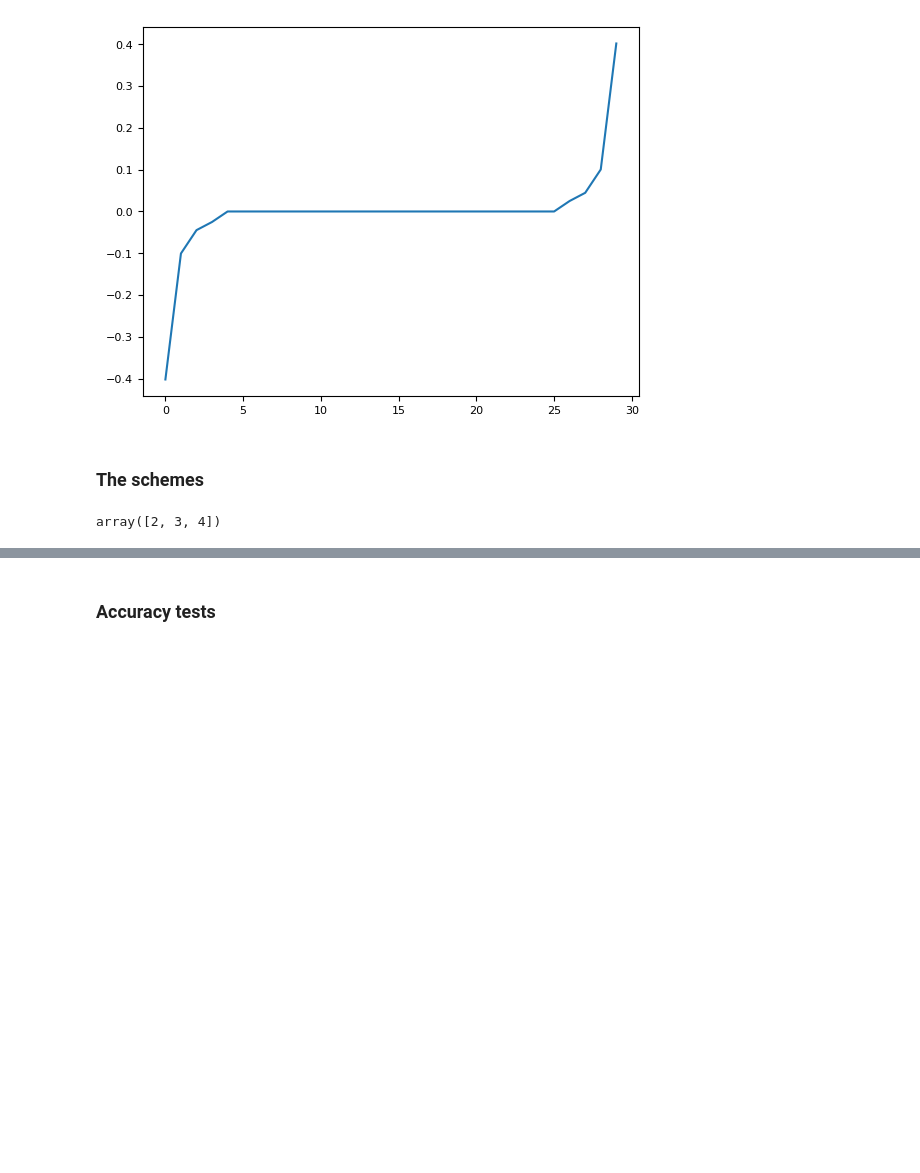
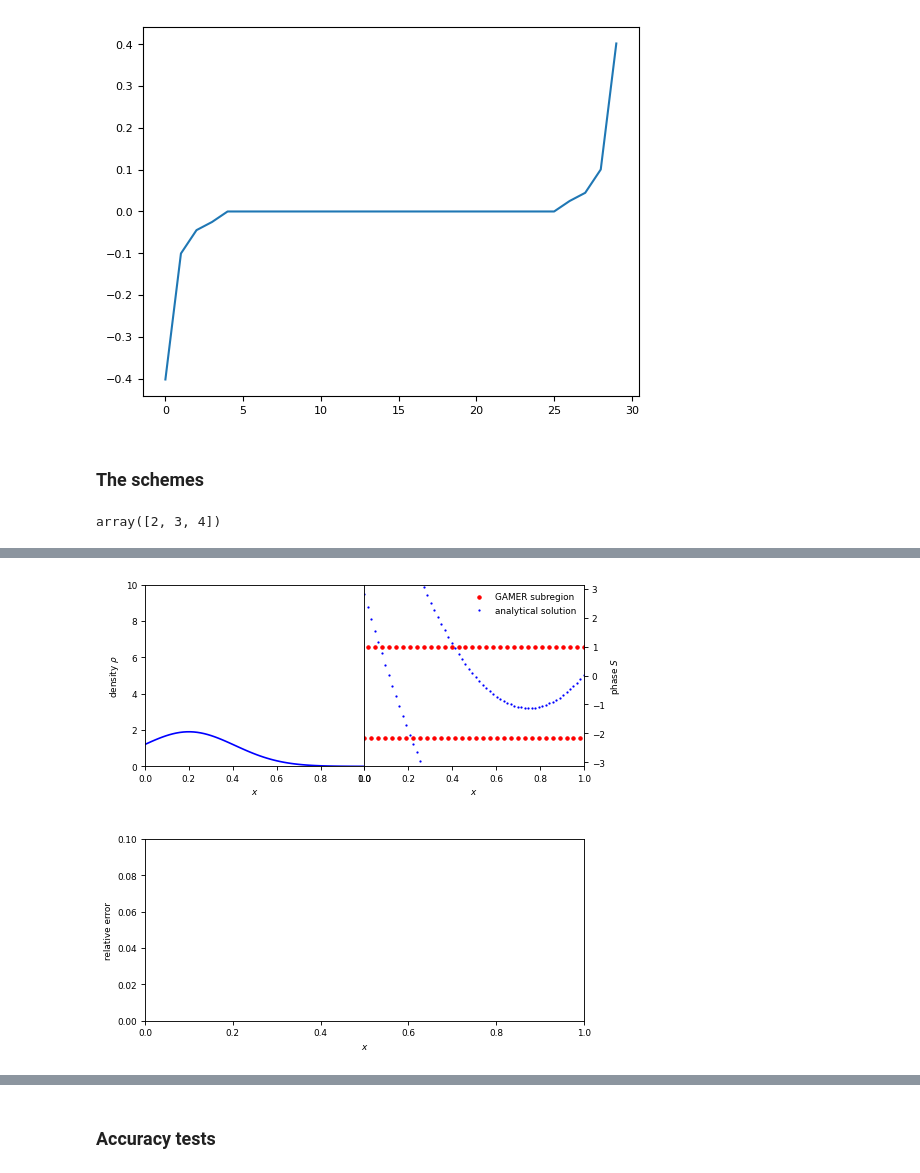
Before and after one commit to KunkelAlexander/fdm-hybrid-scheme, a Jupyter notebook: dirichlet_spectral.ipynb, the cells around one changed output, grey strips where cells are left out. Cells and saved outputs as stored; diff of their text form; code cells hidden in the pictures; blank space fills up the shorter version.

Commit message:
Make sure my leapfrog implementation is correct

```diff
--- a/dirichlet_spectral.ipynb
+++ b/dirichlet_spectral.ipynb
@@ -3029,0 +3325,88 @@ class ChebyshevScheme(Scheme):
+# %%
+
+def sech(x):
+    return 1 / np.cosh( x )
+
+
+def spreader(x, dx, t, m = 1, hbar = 1):
+    y = x
+    A = 1j / ( 1j - 4 * np.tanh( 4 * t ) )
+    B = - 8 * y ** 2 * sech(4 * t)**2
+    C = 1j * 34 *  y ** 2 * np.tanh( 4 * t )
+    D = 1 + 16 * np.tanh( 4 * t ) ** 2
+    return A * np.exp((B + C) / D)
+
+
+# Generate analytical solution for the 1D free Schrödinger equation
+# Li test 1
+def gaussian(x, dx, t, m = 1, hbar = 1, alpha=1.0 / 10):
+    psi = generate1DGaussian(0, x, t, m, hbar, alpha)
+    return psi
+
+
+def planeWave(x, dx, t, m = 1, hbar = 1, alpha=1.0 / 10):
+    return np.exp(1j * x)
+
+def extraConfig(c):
+    c["nThreads"] = 4
+    c["resolution"] = 64
+    #c["phaseYlim"] = [-100, 100]
+    c["dpi"] = 80
+    c["fps"] = 20
+    c["slowDown"] = 300
+    c["t0"] = 0.0
+    c["tEnd"] = 0.025
+    c["outputTimestep"] = False
+    c["stencilOrder"] = 1
+    c["timeOrder"] = 1
+    c["C_parabolic"] = .4
+    c["C_velocity"] = 1
+    c["plotDensityLogarithm"] = False
+    c["densityYlim"] = [0, 10]
+    c["gravity"] = 0
+    c["plotDebug"] = True
+    c["xlim"] = [0, 1]
+    c["domainSize"] = [0, 1]
+    c["usePeriodicBC"] = True
+    c["sigma0"] = 1e-8
+    c["useAdaptiveTimestep"] = True
+    #c["dt"] = 1e-6
+    c["sigma_index"] = 4
+    c["boundarySize"] = 6
+    c["patchSize"] = 16
+    c["useBC"] = True
+    c["replaceBoundary"] = True
+    c["printGrid"] = False
+    c["derivative_mode"]    = FOURTH_ORDER
+    c["mode"]               = MSEPTIC_PERIODIC
+    c["BC"]                 = PERIODIC
+    c["fd_lb"]        = 1
+    c["fd_rb"]        = 0
+
+import warnings
+warnings.filterwarnings('error')
+c = config.generateConfig()
+extraConfig(c)
+#scheme = SubregionScheme( c, jowettWave, HomogeneousCosineScheme )
+#scheme = DFTScheme( c, jowettWave )
+
+c["patchSize"]  = 16
+c["derivative_mode"]    = FOURTH_ORDER
+c["t0"] = 0.0
+c["tEnd"] = 0.025
+
+c["sigma"] = 0
+c["sigma_func"] = 5
+c["dx_dist"]    = 0
+
+c["timeOrder"]  = 6
+c["resolution"] = 64
+
+for CFL in [0.4]:
+    c["C_parabolic"] = CFL
+    #scheme = SubregionScheme( c, jowettWave, LeapfrogDFTScheme)
+    scheme = LeapfrogDFTScheme( c, jowettWave)
+    scheme.run()
+    animation.drawFrame(solver = scheme, label = "GAMER subregion", analyticalSolution = jowettWave, filename = "Jowett", waveSolver = None)
+    plt.show()
+# %% [output]
@@ -3029,0 +3415 @@ class ChebyshevScheme(Scheme):
+[figure, added]
```
Also changed, not shown: parts of 22 cells of this notebook.
